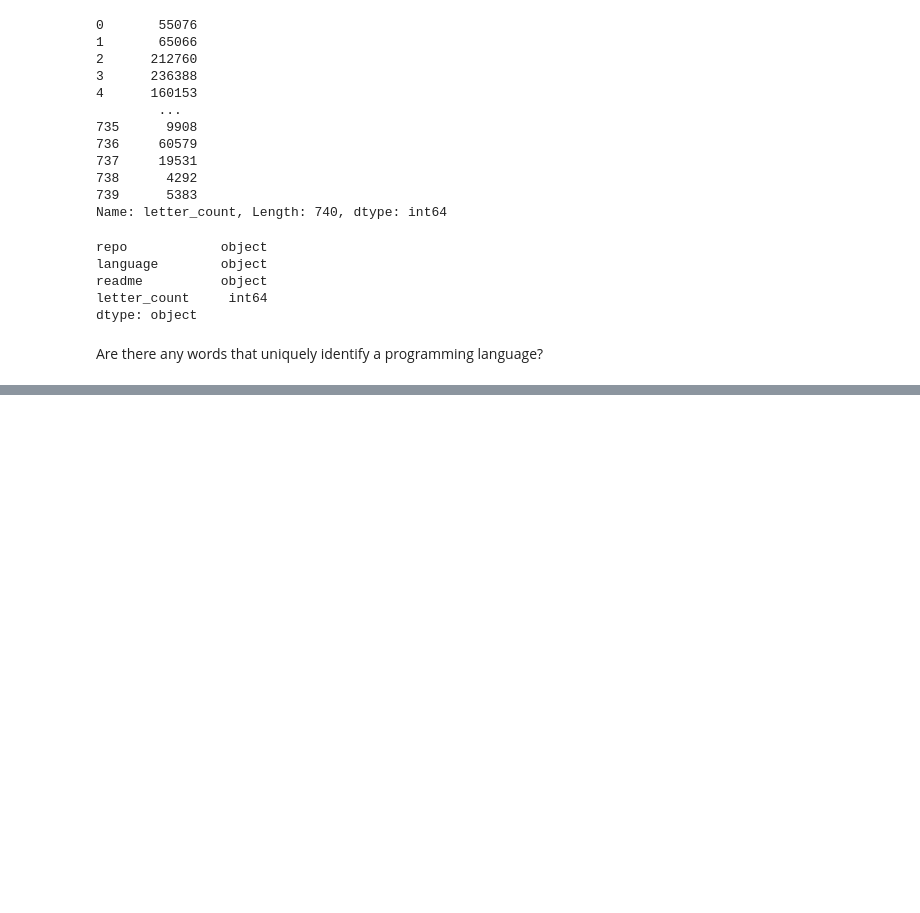
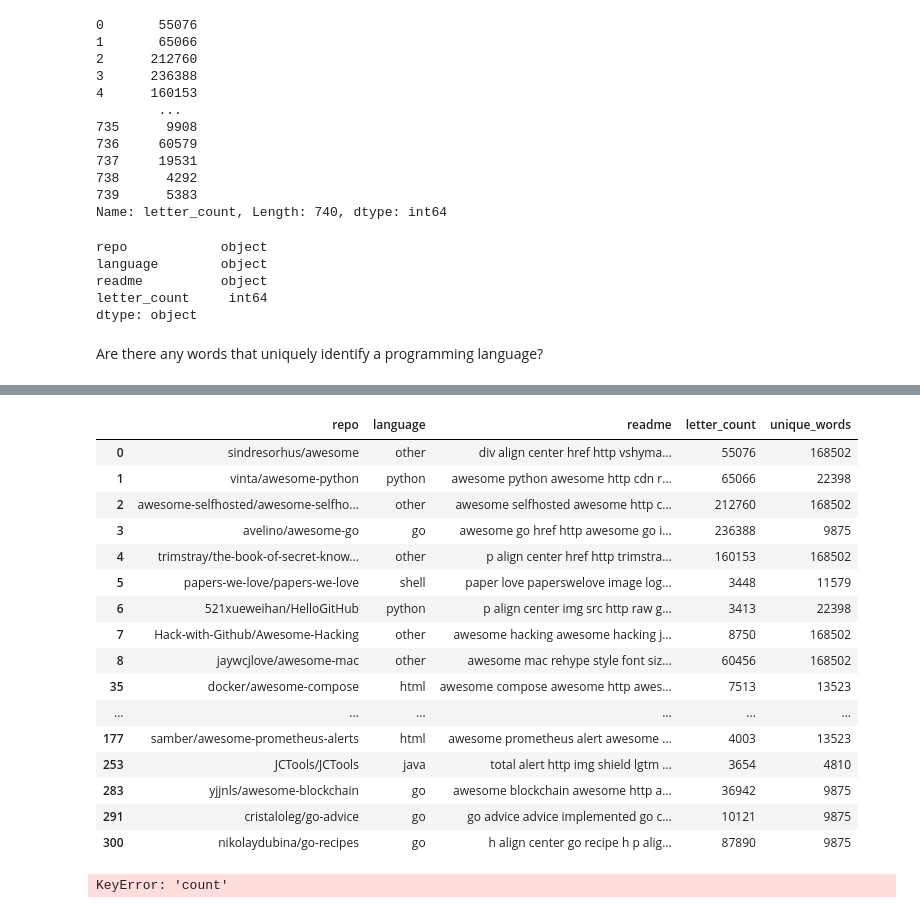
Before and after one commit to projectlanguagepredictor/nlp_launch, a Jupyter notebook: ez_explore.ipynb, the cells around one changed output, grey strips where cells are left out. Drawn from its saved outputs; the diff is of its cells as text; code cells hidden in the pictures; blank space fills up the shorter version.

```diff
--- a/ez_explore.ipynb
+++ b/ez_explore.ipynb
@@ -292,0 +351,3 @@ for language in language_columns:
+# %%
+df['unique_words'] = df.groupby('language')['readme'].transform(lambda x: len(set(x.str.split().sum())))
+df.groupby()
@@ -293,3 +368,29 @@ for language in language_columns:
+# %%
+df_1 = df.groupby('unique_words')
+# %%
+df_1.head()
+# %% [output]
+|  | repo | language | readme | letter_count | unique_words |
+| 0 | sindresorhus/awesome | other | div align center href http vshyma... | 55076 | 168502 |
+| 1 | vinta/awesome-python | python | awesome python awesome http cdn r... | 65066 | 22398 |
+| 2 | awesome-selfhosted/awesome-selfho... | other | awesome selfhosted awesome http c... | 212760 | 168502 |
+| 3 | avelino/awesome-go | go | awesome go href http awesome go i... | 236388 | 9875 |
+| 4 | trimstray/the-book-of-secret-know... | other | p align center href http trimstra... | 160153 | 168502 |
+| 5 | papers-we-love/papers-we-love | shell | paper love paperswelove image log... | 3448 | 11579 |
+| 6 | 521xueweihan/HelloGitHub | python | p align center img src http raw g... | 3413 | 22398 |
+| 7 | Hack-with-Github/Awesome-Hacking | other | awesome hacking awesome hacking j... | 8750 | 168502 |
+| 8 | jaywcjlove/awesome-mac | other | awesome mac rehype style font siz... | 60456 | 168502 |
+| 35 | docker/awesome-compose | html | awesome compose awesome http awes... | 7513 | 13523 |
+| ... | ... | ... | ... | ... | ... |
+| 177 | samber/awesome-prometheus-alerts | html | awesome prometheus alert awesome ... | 4003 | 13523 |
+| 253 | JCTools/JCTools | java | total alert http img shield lgtm ... | 3654 | 4810 |
+| 283 | yjjnls/awesome-blockchain | go | awesome blockchain awesome http a... | 36942 | 9875 |
+| 291 | cristaloleg/go-advice | go | go advice advice implemented go c... | 10121 | 9875 |
+| 300 | nikolaydubina/go-recipes | go | h align center go recipe h p alig... | 87890 | 9875 |
+# %%
+sc.compare_categorical_continuous('language', 'count', word_counts)
+# %% [output]
+KeyError: 'count'
 # %%
 plt.figure(figsize=(10, 6))
 sns.countplot(y='language', data=df, order=df['language'].value_counts().index, color='skyblue')
```
Also changed, not shown: parts of 9 cells of this notebook, 1 other file.
